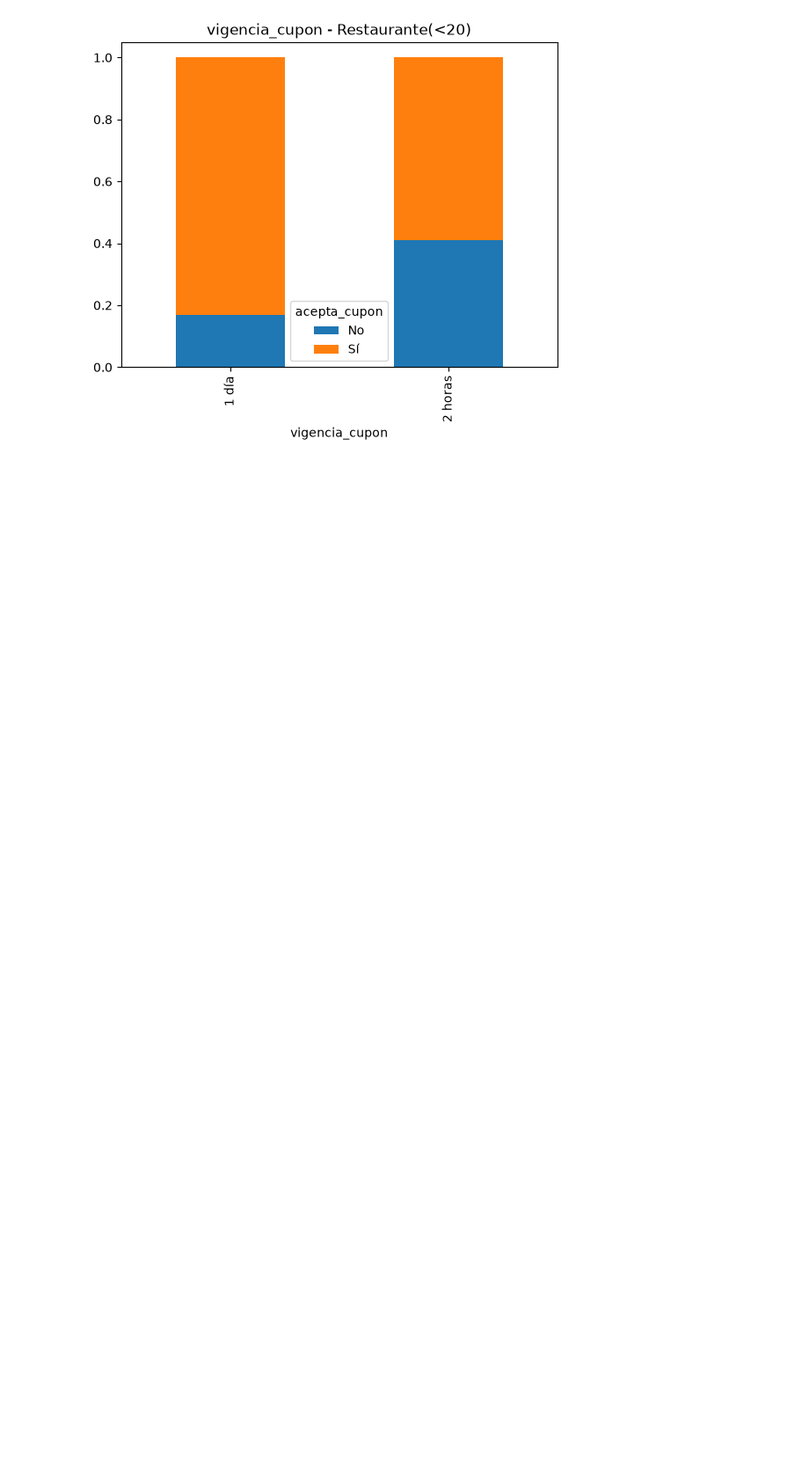
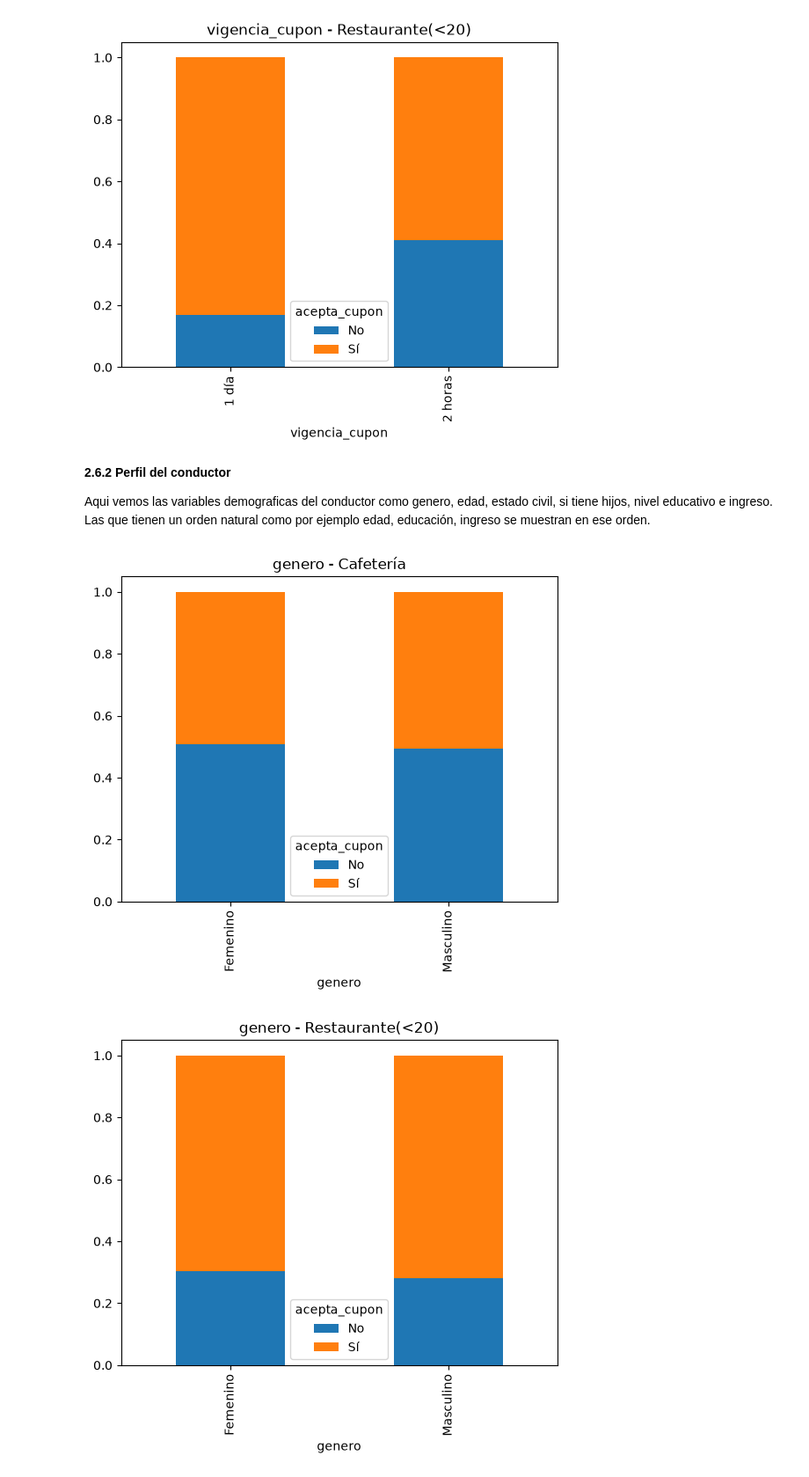
Before and after one commit to samuelmolinal/Lab3-ML, a Jupyter notebook: Laboratorio 3 - Clasificación.ipynb, the cells around one changed output. Shown at 88% size. Saved outputs shown, nothing was run; the diff lists cells and outputs as text; code cells hidden in the pictures; blank space fills up the shorter version.

```diff
--- a/Laboratorio 3 - Clasificación.ipynb
+++ b/Laboratorio 3 - Clasificación.ipynb
@@ -256,3 +257,26 @@ tabla.plot(kind='bar', stacked=True, title=f'{col} - {nombre}')
 plt.show()
 # %% [output]
 [figure]
+# %% [markdown]
+**2.6.2 Perfil del conductor**
+
+Aqui vemos las variables demograficas del conductor como genero, edad, estado civil, si tiene hijos, nivel educativo e ingreso. Las que tienen un orden natural como por ejemplo edad, educación, ingreso se muestran en ese orden.
+# %%
+orden_edad = ['menor de 21', '21', '26', '31', '36', '41', '46', '50 o más']
+orden_educacion = ['Bachillerato incompleto', 'Bachillerato completo', 'Técnico/Tecnólogo',
+                   'Estudios universitarios sin título', 'Pregrado', 'Posgrado (Maestría o Doctorado)']
+orden_ingreso = ['Menos de $12.500', '$12.500 - $24.999', '$25.000 - $37.499', '$37.500 - $49.999',
+                 '$50.000 - $62.499', '$62.500 - $74.999', '$75.000 - $87.499',
+                 '$87.500 - $99.999', '$100.000 o más']
+ordenes = {'edad': orden_edad, 'educacion': orden_educacion, 'ingreso': orden_ingreso}
+
+for col in ['genero', 'edad', 'estado_civil', 'tiene_hijos', 'educacion', 'ingreso']:
+    for nombre, s in [('Cafetería', cafe), ('Restaurante(<20)', rest)]:
+        tabla = pd.crosstab(s[col], s['acepta_cupon'], normalize='index')
+        if col in ordenes:
+            tabla = tabla.reindex(ordenes[col])
+        tabla.plot(kind='bar', stacked=True, title=f'{col} - {nombre}')
+        plt.show()
+# %% [output]
+[figure, added]
+[figure, added]
```
Also changed, not shown: parts of 30 cells of this notebook.
